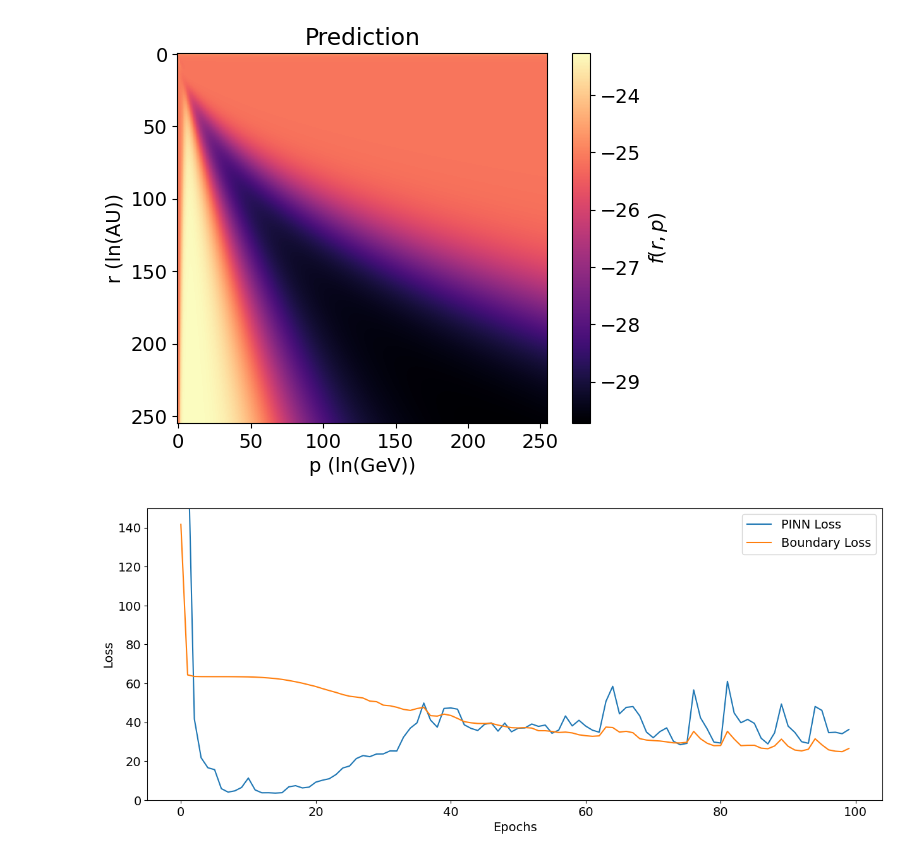
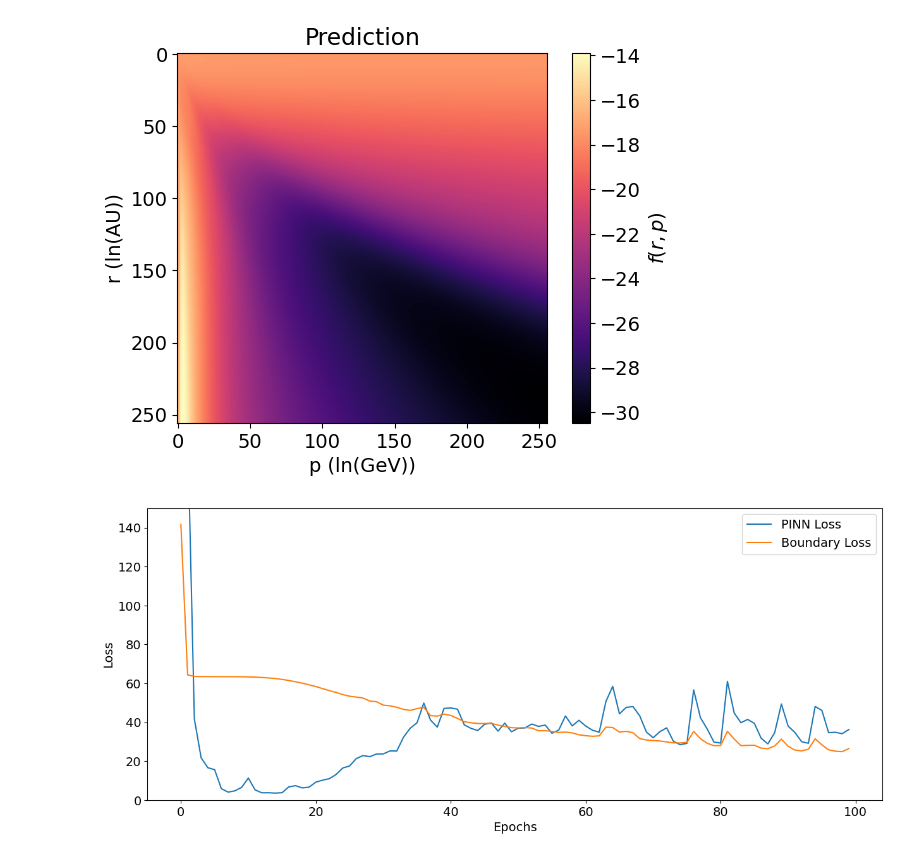
Before and after one commit to linneawolniewicz/pinns, a Jupyter notebook: figures/visualize.ipynb, the cells around one changed output. Cells and saved outputs as stored; diff of their text form; code cells hidden in the pictures.

```diff
--- a/figures/visualize.ipynb
+++ b/figures/visualize.ipynb
@@ -63,14 +54,15 @@ plt.show()
 # %%
 # Plot prediction at the final epoch
-plt.imshow(predictions[:, :, -1].reshape((size, size))[:-1, :-1], cmap='magma')
+# plt.imshow(predictions[:, :, -1].reshape((size, size))[:-1, :-1], cmap='magma')
+plt.imshow(f_predict[:, :].reshape((size, size))[:, :], cmap='magma')
 plt.colorbar(label='$f(r, p)$')
 
 plt.title('Prediction')
 plt.xlabel('p (ln(GeV))')
 plt.ylabel('r (ln(AU))')
 plt.savefig("prediction.png")
 # %% [output]
-[figure, old version]
+[figure, new version]
 # %%
 # Plot loss
 fig, ax = plt.subplots(nrows=1, ncols=1, figsize=(15, 6))
```
Also changed, not shown: parts of 3 cells of this notebook, 1 other file.
